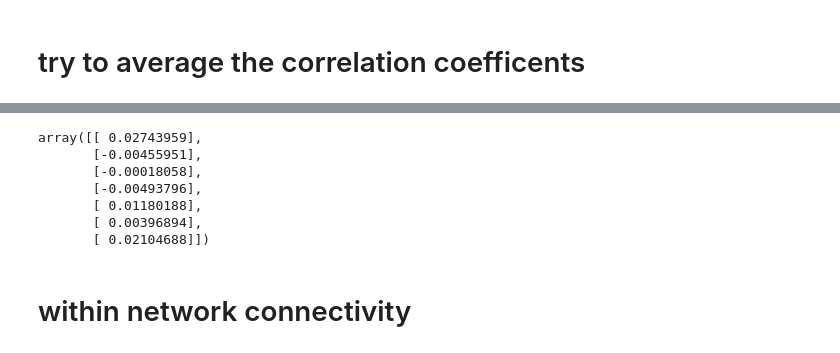
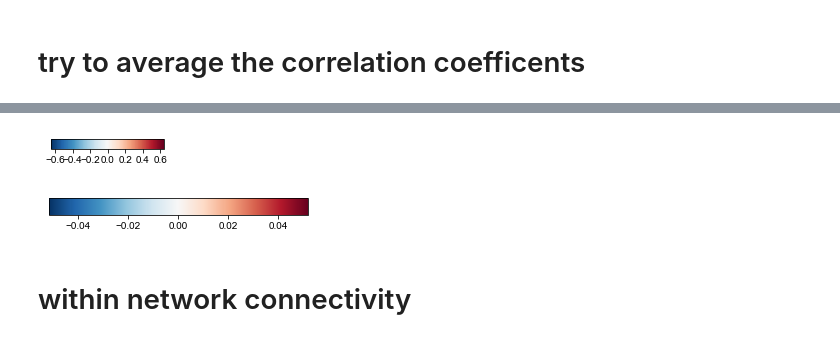
Before and after one commit to htwangtw/patterns-of-thought, a Jupyter notebook: notebooks/4.2-plot_node-node.ipynb, the cells around one changed output, grey strips where cells are left out. Saved outputs shown, nothing was run; the diff lists cells and outputs as text; code cells hidden in the pictures.

```diff
--- a/notebooks/4.2-plot_node-node.ipynb
+++ b/notebooks/4.2-plot_node-node.ipynb
@@ -140,13 +166,47 @@ for i in range(n):
-# %%
-np.nanmean(cur_df.values, axis=0).reshape(7,1)
-# %% [output]
-array([[ 0.02743959],
-       [-0.00455951],
-       [-0.00018058],
-       [-0.00493796],
-       [ 0.01180188],
-       [ 0.00396894],
-       [ 0.02104688]])
+# %%
+master = []
+vmax = np.abs(v).max()
+vmin = -vmax
+for i in range(4):
+    rescale = (v[:,i] - vmin) / (vmax - vmin)
+    colors_hex = []
+    for c in cm.RdBu_r(rescale):
+        colors_hex.append(matplotlib.colors.to_hex(c))
+    master.append(colors_hex)
+colors_hex = np.array(master).T
+df_v_color = pd.DataFrame(colors_hex, index=dataset['MRIQ_labels'])
+df_v_color.to_csv('./reports/plots/wordcloud_colors.csv')
+df_v.to_csv('./reports/plots/v.csv')
+# %%
+# word cloud colorbar
+set_text_size(10)
+
+fig = plt.figure(figsize=(2, 0.7))
+ax = fig.add_subplot(111)
+cmap = cm.RdBu_r
+norm = matplotlib.colors.Normalize(vmin=vmin, vmax=vmax)
+cb1 = mpl.colorbar.ColorbarBase(ax, cmap=cmap,
+                                norm=norm, orientation='horizontal')
+plt.tight_layout()
+plt.savefig('./reports/plots/wordcloud_cb.png', transparent=True, dpi=300)
+plt.show()
+# %% [output]
+[figure, added]
+# %%
+# word cloud colorbar
+set_text_size(10)
+
+fig = plt.figure(figsize=(4, 0.8))
+ax = fig.add_subplot(111)
+cmap = cm.RdBu_r
+norm = matplotlib.colors.Normalize(vmin=-u_max, vmax=u_max)
+cb1 = mpl.colorbar.ColorbarBase(ax, cmap=cmap,
+                                norm=norm, orientation='horizontal')
+plt.tight_layout()
+plt.savefig('./reports/plots/fc_cb.png', transparent=True, dpi=300)
+plt.show()
+# %% [output]
+[figure, added]
 # %% [markdown]
 # within network connectivity
 # %%
```
Also changed, not shown: parts of 8 cells of this notebook, 24 other files.
